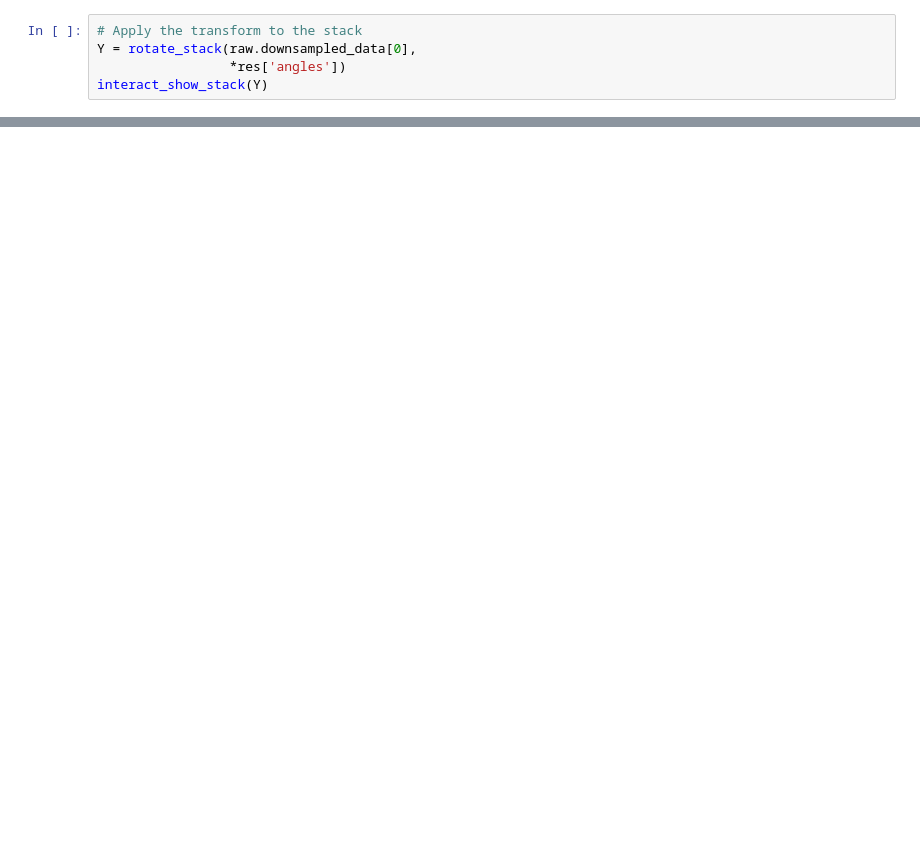
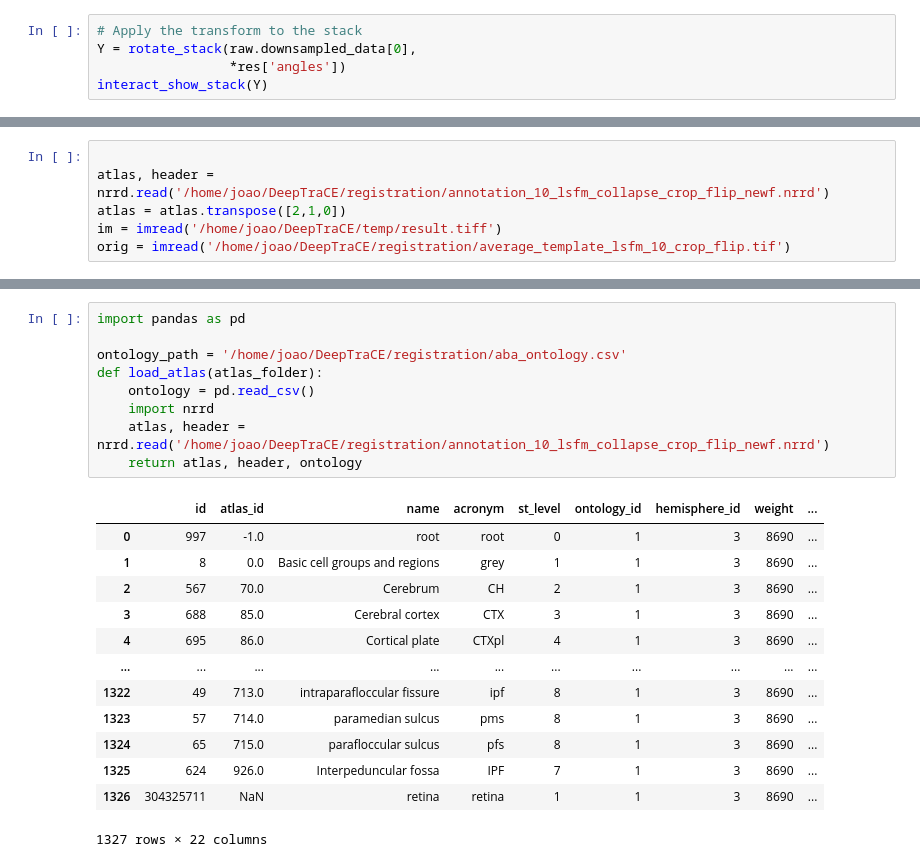
Before and after one commit to jcouto/DeepTraCE, a Jupyter notebook: notebooks/tutorial_whole_brain_rotation.ipynb, the cells around one changed output, grey strips where cells are left out. Cells and saved outputs as stored; diff of their text form; blank space fills up the shorter version.

```diff
--- a/notebooks/tutorial_whole_brain_rotation.ipynb
+++ b/notebooks/tutorial_whole_brain_rotation.ipynb
@@ -23,0 +100,6 @@ res = dict(angles = [4.38,`b 0, 0]) # For the example dataset
+# %%
+
+atlas, header = nrrd.read('/home/joao/DeepTraCE/registration/annotation_10_lsfm_collapse_crop_flip_newf.nrrd')
+atlas = atlas.transpose([2,1,0])
+im = imread('/home/joao/DeepTraCE/temp/result.tiff')
+orig = imread('/home/joao/DeepTraCE/registration/average_template_lsfm_10_crop_flip.tif')
@@ -23,0 +181,23 @@ res = dict(angles = [4.38,`b 0, 0]) # For the example dataset
+# %%
+import pandas as pd
+
+ontology_path = '/home/joao/DeepTraCE/registration/aba_ontology.csv'
+def load_atlas(atlas_folder):
+    ontology = pd.read_csv()
+    import nrrd
+    atlas, header = nrrd.read('/home/joao/DeepTraCE/registration/annotation_10_lsfm_collapse_crop_flip_newf.nrrd')
+    return atlas, header, ontology
+# %% [output]
+|  | id | atlas_id | name | acronym | st_level | ontology_id | hemisphere_id | weight | ... |
+| 0 | 997 | -1.0 | root | root | 0 | 1 | 3 | 8690 | ... |
+| 1 | 8 | 0.0 | Basic cell groups and regions | grey | 1 | 1 | 3 | 8690 | ... |
+| 2 | 567 | 70.0 | Cerebrum | CH | 2 | 1 | 3 | 8690 | ... |
+| 3 | 688 | 85.0 | Cerebral cortex | CTX | 3 | 1 | 3 | 8690 | ... |
+| 4 | 695 | 86.0 | Cortical plate | CTXpl | 4 | 1 | 3 | 8690 | ... |
+| ... | ... | ... | ... | ... | ... | ... | ... | ... | ... |
+| 1322 | 49 | 713.0 | intraparafloccular fissure | ipf | 8 | 1 | 3 | 8690 | ... |
+| 1323 | 57 | 714.0 | paramedian sulcus | pms | 8 | 1 | 3 | 8690 | ... |
+| 1324 | 65 | 715.0 | parafloccular sulcus | pfs | 8 | 1 | 3 | 8690 | ... |
+| 1325 | 624 | 926.0 | Interpeduncular fossa | IPF | 7 | 1 | 3 | 8690 | ... |
+| 1326 | 304325711 | NaN | retina | retina | 1 | 1 | 3 | 8690 | ... |
+1327 rows × 22 columns
```
Also changed, not shown: parts of 16 cells of this notebook, 4 other files.
